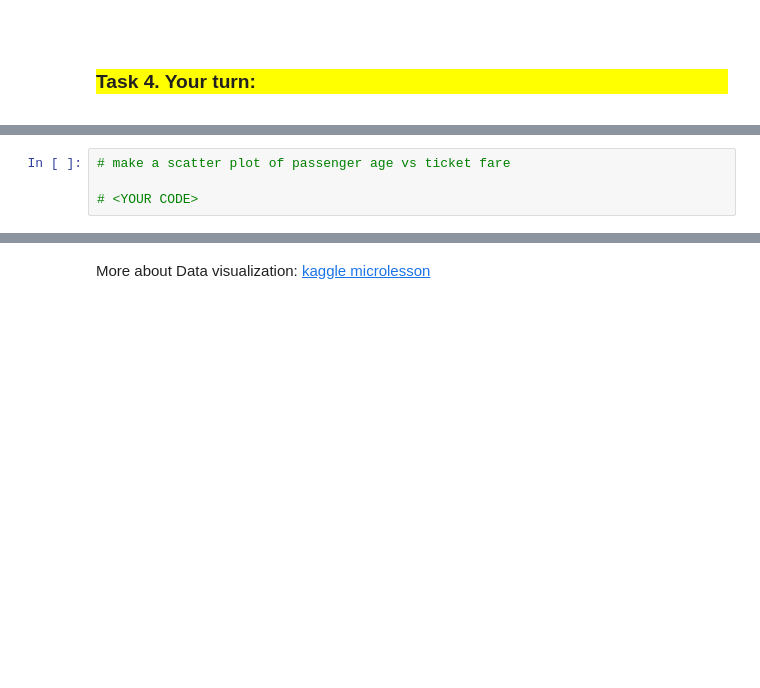
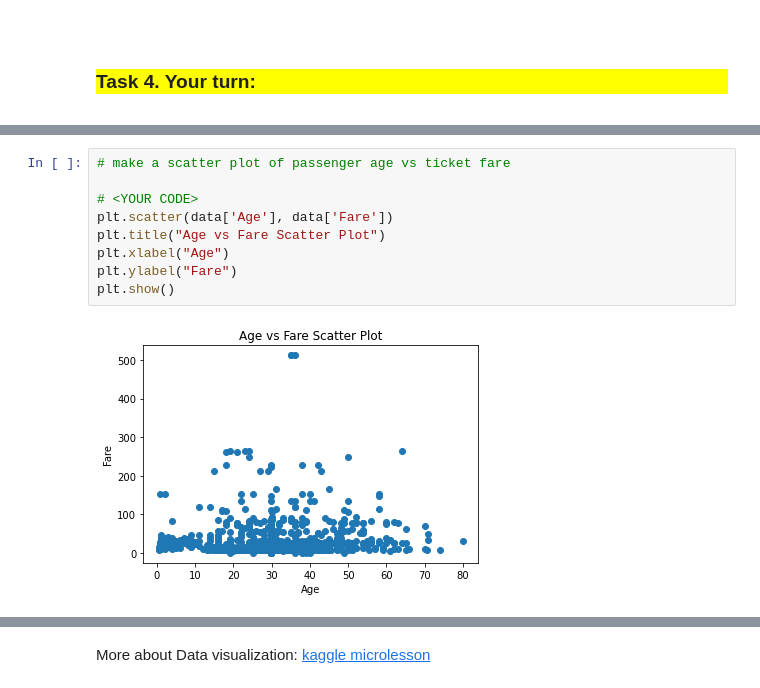
Before and after one commit to Jiahang-Zhang1/cs_1503_environment_setup, a Jupyter notebook: 3. Pandas.ipynb, the cells around one changed output, grey strips where cells are left out. Drawn from its saved outputs; the diff is of its cells as text; blank space fills up the shorter version.

```diff
--- a/3. Pandas.ipynb
+++ b/3. Pandas.ipynb
@@ -202,7 +379,14 @@ plt.hist([0, 1, 1, 1, 2, 2, 3, 3, 3, 3, 3, 4,
 # %%
 # make a scatter plot of passenger age vs ticket fare
 
 # <YOUR CODE>
+plt.scatter(data['Age'], data['Fare'])
+plt.title("Age vs Fare Scatter Plot")
+plt.xlabel("Age")
+plt.ylabel("Fare")
+plt.show()
+# %% [output]
+[figure, added]
 # %%
 # Can you do that? add separate colors for men and women
 # <YOUR CODE>
```
Also changed, not shown: parts of 24 cells of this notebook.
